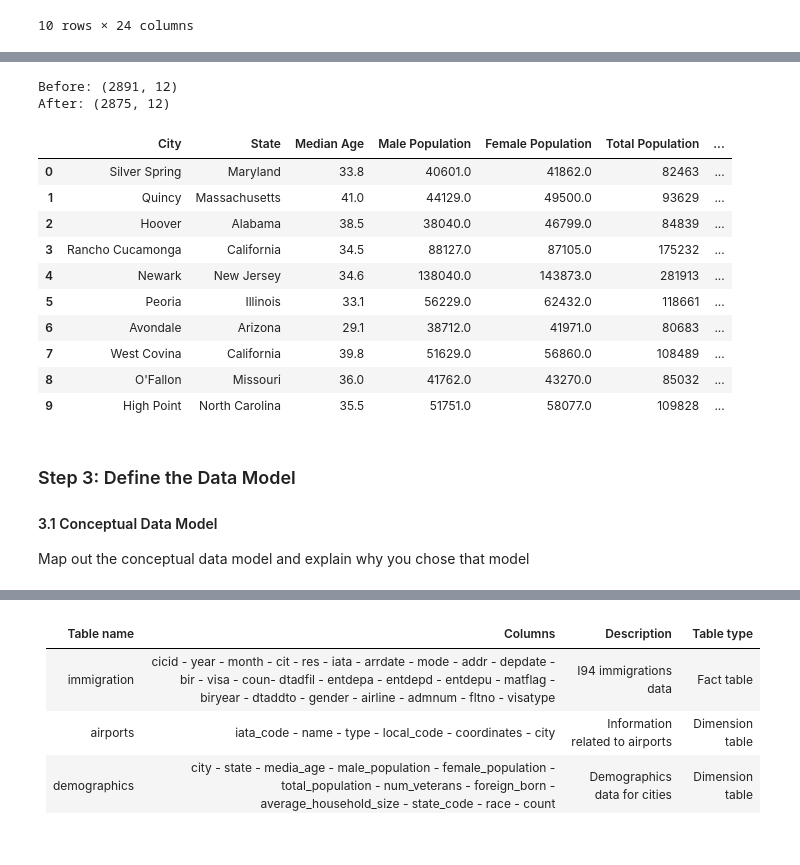
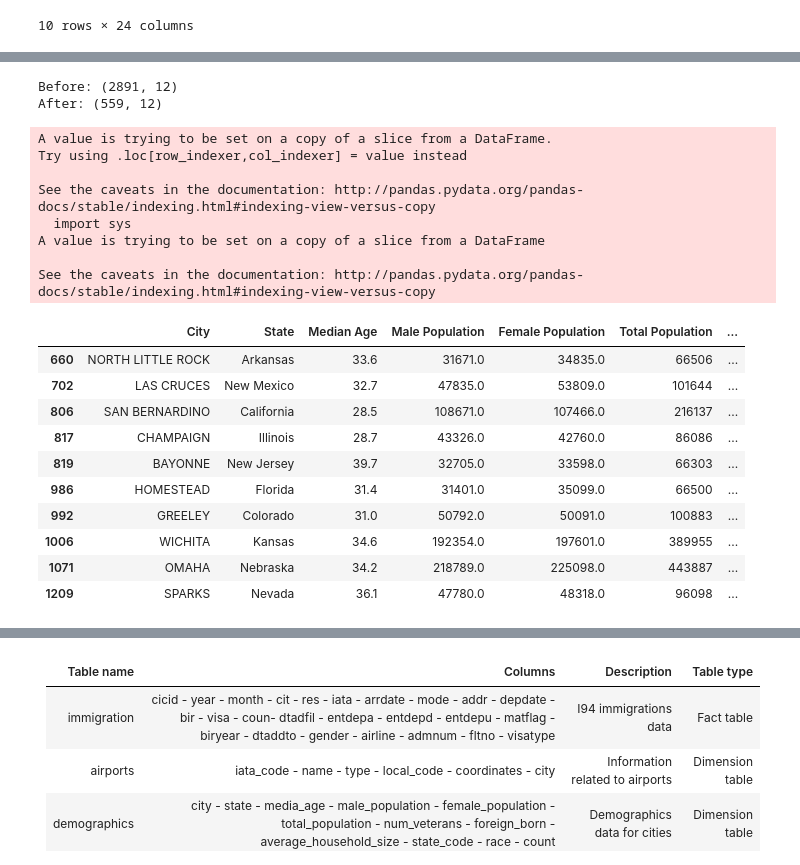
Before and after one commit to m-wallner/Udacity-Data-Engineering-Nanodegree, a Jupyter notebook: 6 Capstone Project/Capstone Project.ipynb, the cells around one changed output, grey strips where cells are left out. Saved outputs shown, nothing was run; the diff lists cells and outputs as text; code cells hidden in the pictures; blank space fills up the shorter version.

```diff
--- a/6 Capstone Project/Capstone Project.ipynb
+++ b/6 Capstone Project/Capstone Project.ipynb
@@ -335,27 +396,38 @@ After joining: (483, 12)
 # %%
  # Demographics data
 print('Before:', df_demographics.shape)
 
-# Drop rows containing no value in column iata_code
-df_demographics_filtered = df_demographics.dropna()
+def filter_demographics_data(df_demographics):
+    # Drop rows containing no value in column iata_code
+    df_demographics_filtered = df_demographics.dropna()
+    df_demographics_filtered['City'] = df_demographics_filtered['City'].str.upper()
+    df_demographics_filtered.drop_duplicates(subset='City', keep='last', inplace=True)
+
+    return df_demographics_filtered
+
+df_demographics_filtered = filter_demographics_data(df_demographics)
 
 print('After:', df_demographics_filtered.shape)
 df_demographics_filtered.head(10)
 # %% [output]
 Before: (2891, 12)
-After: (2875, 12)
+After: (559, 12)
+A value is trying to be set on a copy of a slice from a DataFrame.
+Try using .loc[row_indexer,col_indexer] = value instead
+
+See the caveats in the documentation: http://pandas.pydata.org/pandas-docs/stable/indexing.html#indexing-view-versus-copy
+  import sys
+A value is trying to be set on a copy of a slice from a DataFrame
+
+See the caveats in the documentation: http://pandas.pydata.org/pandas-docs/stable/indexing.html#indexing-view-versus-copy
 |  | City | State | Median Age | Male Population | Female Population | Total Population | ... |
-| 0 | Silver Spring | Maryland | 33.8 | 40601.0 | 41862.0 | 82463 | ... |
-| 1 | Quincy | Massachusetts | 41.0 | 44129.0 | 49500.0 | 93629 | ... |
-| 2 | Hoover | Alabama | 38.5 | 38040.0 | 46799.0 | 84839 | ... |
-| 3 | Rancho Cucamonga | California | 34.5 | 88127.0 | 87105.0 | 175232 | ... |
-| 4 | Newark | New Jersey | 34.6 | 138040.0 | 143873.0 | 281913 | ... |
-| 5 | Peoria | Illinois | 33.1 | 56229.0 | 62432.0 | 118661 | ... |
-| 6 | Avondale | Arizona | 29.1 | 38712.0 | 41971.0 | 80683 | ... |
-| 7 | West Covina | California | 39.8 | 51629.0 | 56860.0 | 108489 | ... |
-| 8 | O'Fallon | Missouri | 36.0 | 41762.0 | 43270.0 | 85032 | ... |
-| 9 | High Point | North Carolina | 35.5 | 51751.0 | 58077.0 | 109828 | ... |
+| 660 | NORTH LITTLE ROCK | Arkansas | 33.6 | 31671.0 | 34835.0 | 66506 | ... |
+| 702 | LAS CRUCES | New Mexico | 32.7 | 47835.0 | 53809.0 | 101644 | ... |
+| 806 | SAN BERNARDINO | California | 28.5 | 108671.0 | 107466.0 | 216137 | ... |
+| 817 | CHAMPAIGN | Illinois | 28.7 | 43326.0 | 42760.0 | 86086 | ... |
+| 819 | BAYONNE | New Jersey | 39.7 | 32705.0 | 33598.0 | 66303 | ... |
+| 986 | HOMESTEAD | Florida | 31.4 | 31401.0 | 35099.0 | 66500 | ... |
+| 992 | GREELEY | Colorado | 31.0 | 50792.0 | 50091.0 | 100883 | ... |
+| 1006 | WICHITA | Kansas | 34.6 | 192354.0 | 197601.0 | 389955 | ... |
+| 1071 | OMAHA | Nebraska | 34.2 | 218789.0 | 225098.0 | 443887 | ... |
+| 1209 | SPARKS | Nevada | 36.1 | 47780.0 | 48318.0 | 96098 | ... |
-# %% [markdown]
-### Step 3: Define the Data Model
-#### 3.1 Conceptual Data Model
-Map out the conceptual data model and explain why you chose that model
```
Also changed, not shown: parts of 16 cells of this notebook.
